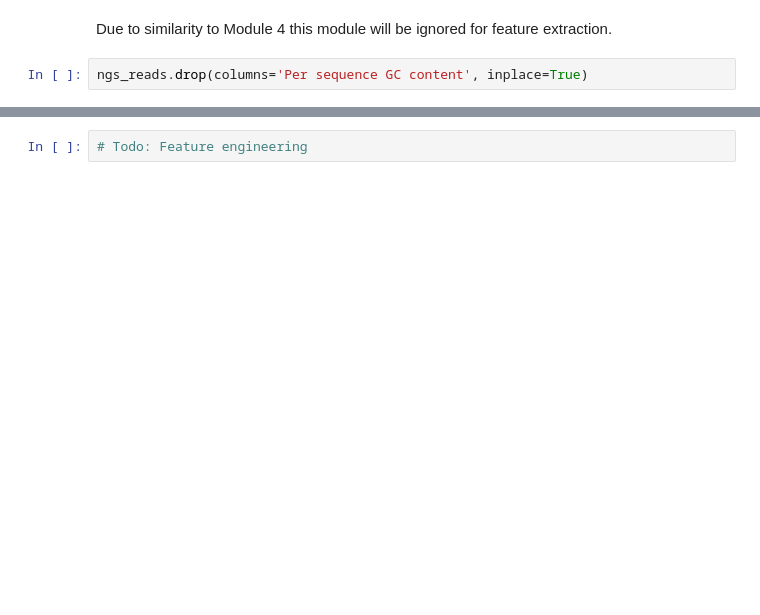
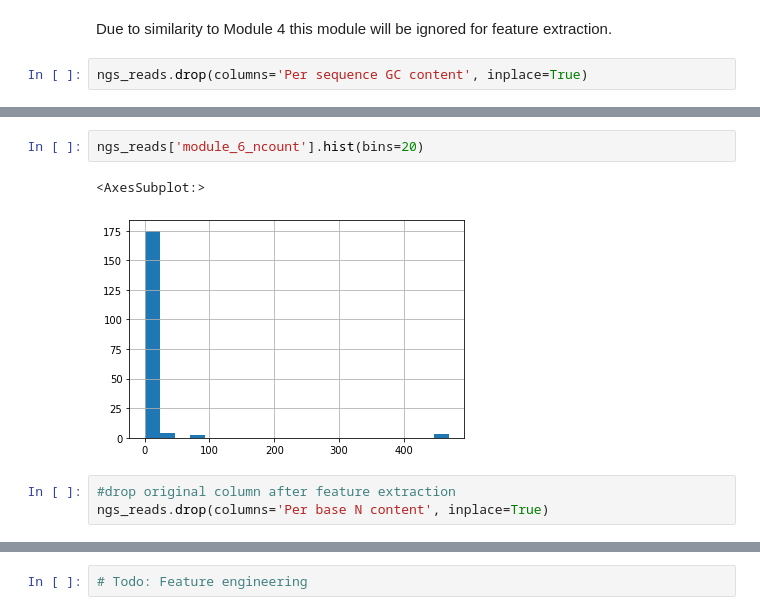
Before and after one commit to AlexHTW/ngs_quality_control, a Jupyter notebook: 06_feature_engineering_modules.ipynb, the cells around one changed output, grey strips where cells are left out. Saved outputs shown, nothing was run; the diff lists cells and outputs as text; blank space fills up the shorter version.

```diff
--- a/06_feature_engineering_modules.ipynb
+++ b/06_feature_engineering_modules.ipynb
@@ -193,3 +227,11 @@ It's not unusual to see a very low proportion of Ns appearing in a sequence, esp
+# %%
+ngs_reads['module_6_ncount'].hist(bins=20)
+# %% [output]
+<AxesSubplot:>
+[figure, added]
+# %%
+#drop original column after feature extraction
+ngs_reads.drop(columns='Per base N content', inplace=True)
 # %% [markdown]
 ### Module 7 - Sequence length distribution
 [Documentation:](https://www.bioinformatics.babraham.ac.uk/projects/fastqc/Help/3%20Analysis%20Modules/7%20Sequence%20Length%20Distribution.html)
```
Also changed, not shown: parts of 11 cells of this notebook.
